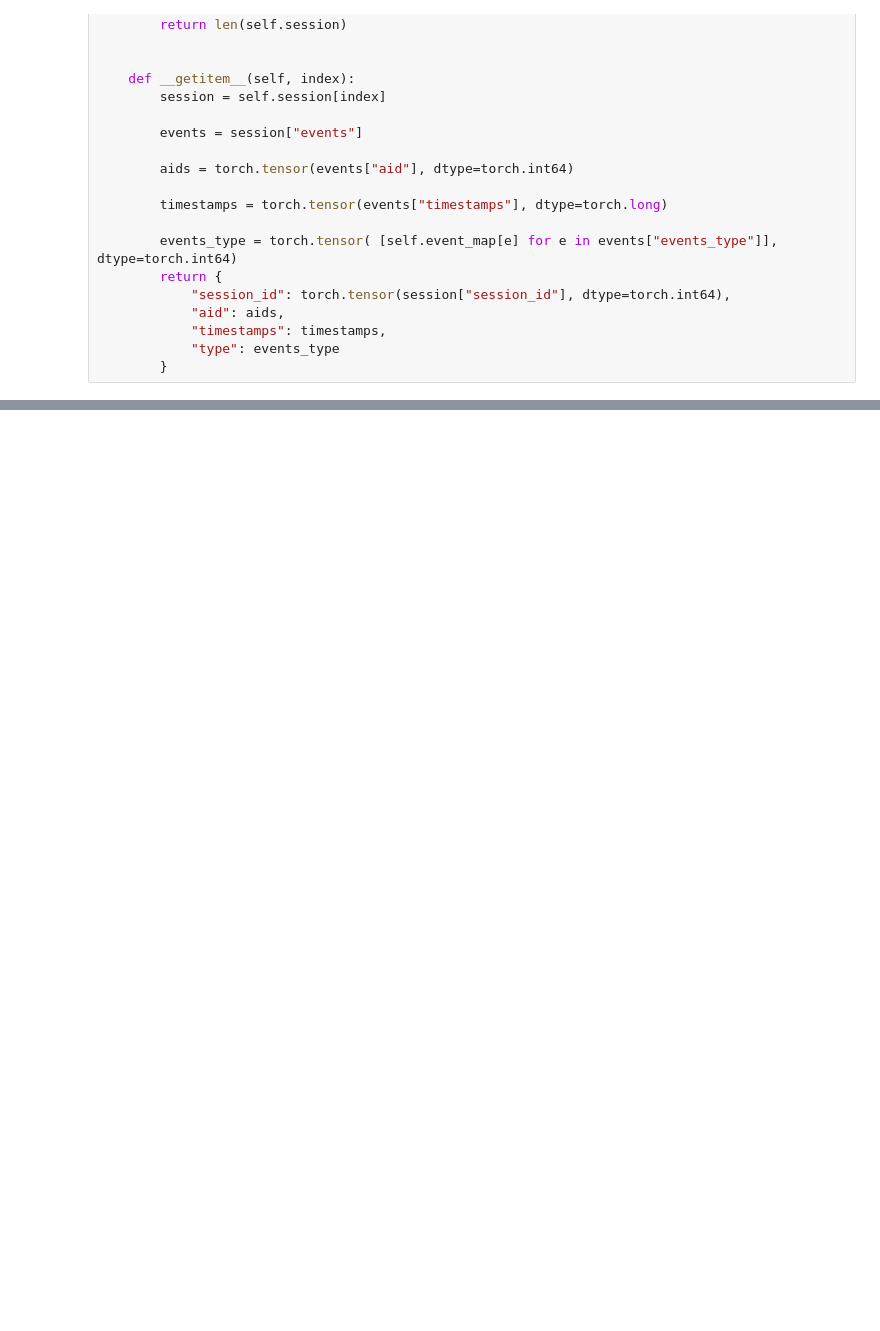
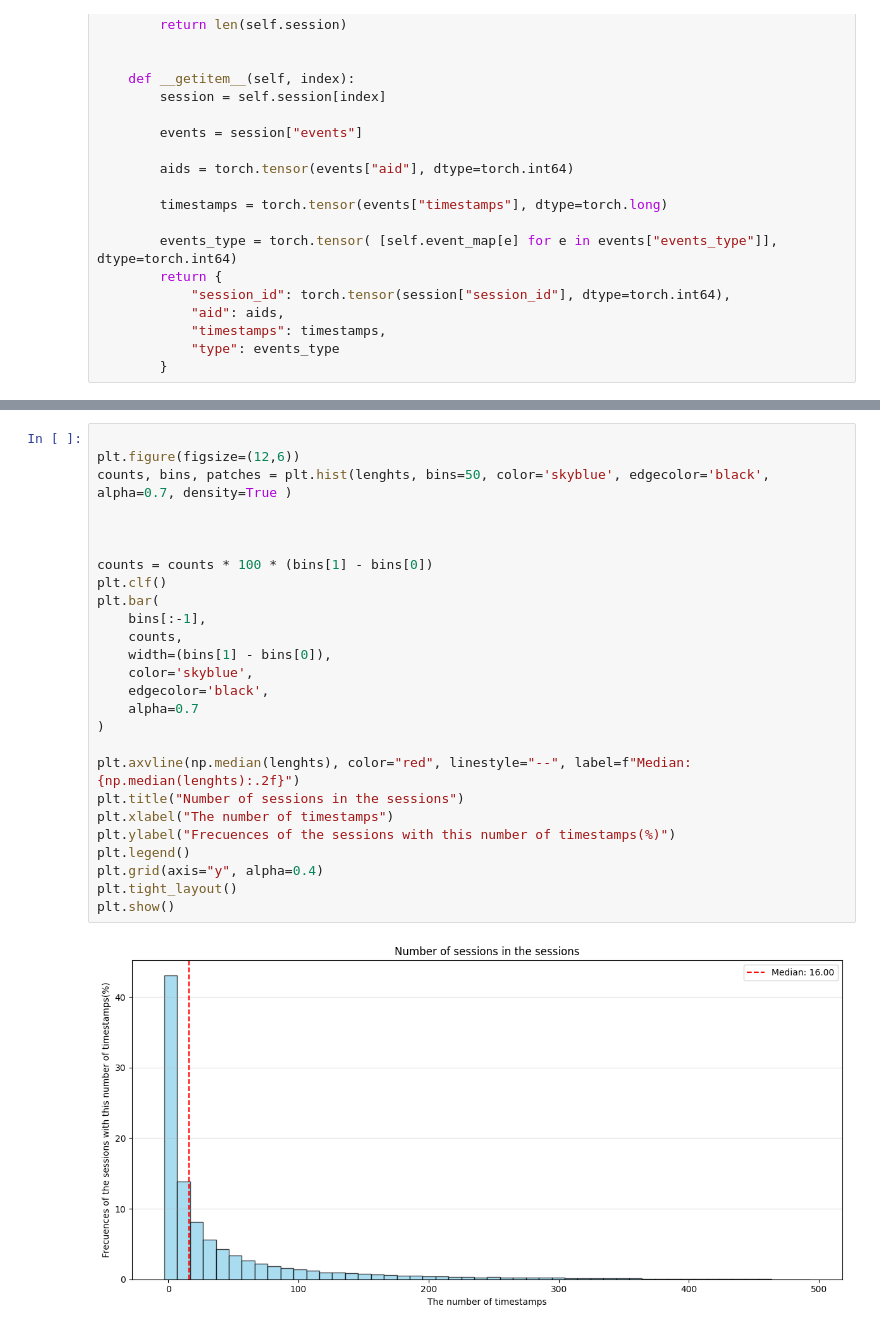
Before and after one commit to Fasmanuel2002/AAI_HSLU_TRACE, a Jupyter notebook: OttoDataSet/notebooks/MedianSession.ipynb, the cells around one changed output, grey strips where cells are left out. Cells and saved outputs as stored; diff of their text form; blank space fills up the shorter version.

Commit message:
Finished now With the Median and histograms

```diff
--- a/OttoDataSet/notebooks/MedianSession.ipynb
+++ b/OttoDataSet/notebooks/MedianSession.ipynb
@@ -75,0 +77,28 @@ The total of the median is for this total of 600001 15.0
+# %%
+
+plt.figure(figsize=(12,6))
+counts, bins, patches = plt.hist(lenghts, bins=50, color='skyblue', edgecolor='black', alpha=0.7, density=True )
+
+
+
+counts = counts * 100 * (bins[1] - bins[0])
+plt.clf()
+plt.bar(
+    bins[:-1],
+    counts,
+    width=(bins[1] - bins[0]),
+    color='skyblue',
+    edgecolor='black',
+    alpha=0.7
+)
+
+plt.axvline(np.median(lenghts), color="red", linestyle="--", label=f"Median: {np.median(lenghts):.2f}")
+plt.title("Number of sessions in the sessions")
+plt.xlabel("The number of timestamps")
+plt.ylabel("Frecuences of the sessions with this number of timestamps(%)")
+plt.legend()
+plt.grid(axis="y", alpha=0.4)
+plt.tight_layout()
+plt.show()
+# %% [output]
+[figure, added]
```
Also changed, not shown: parts of 2 cells of this notebook.
